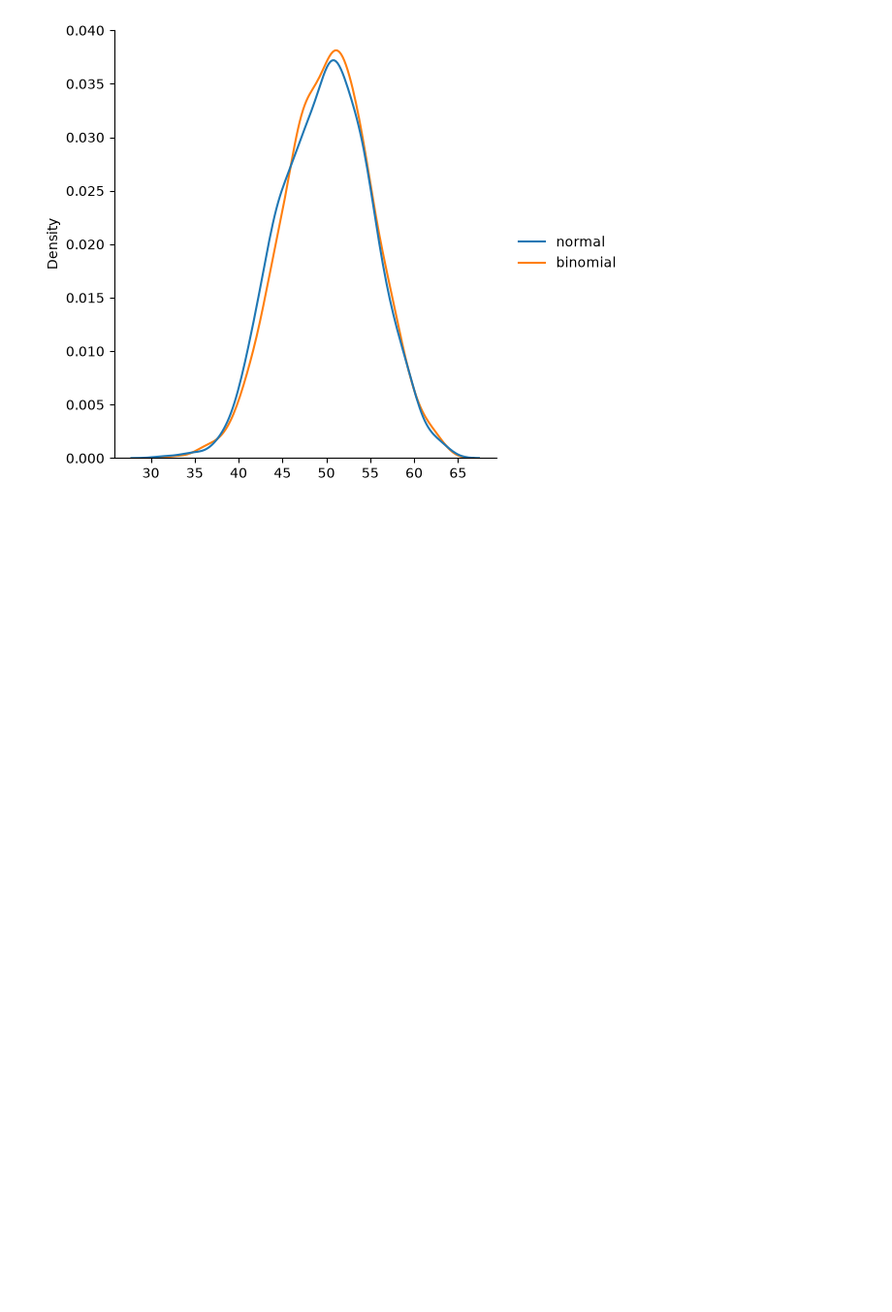
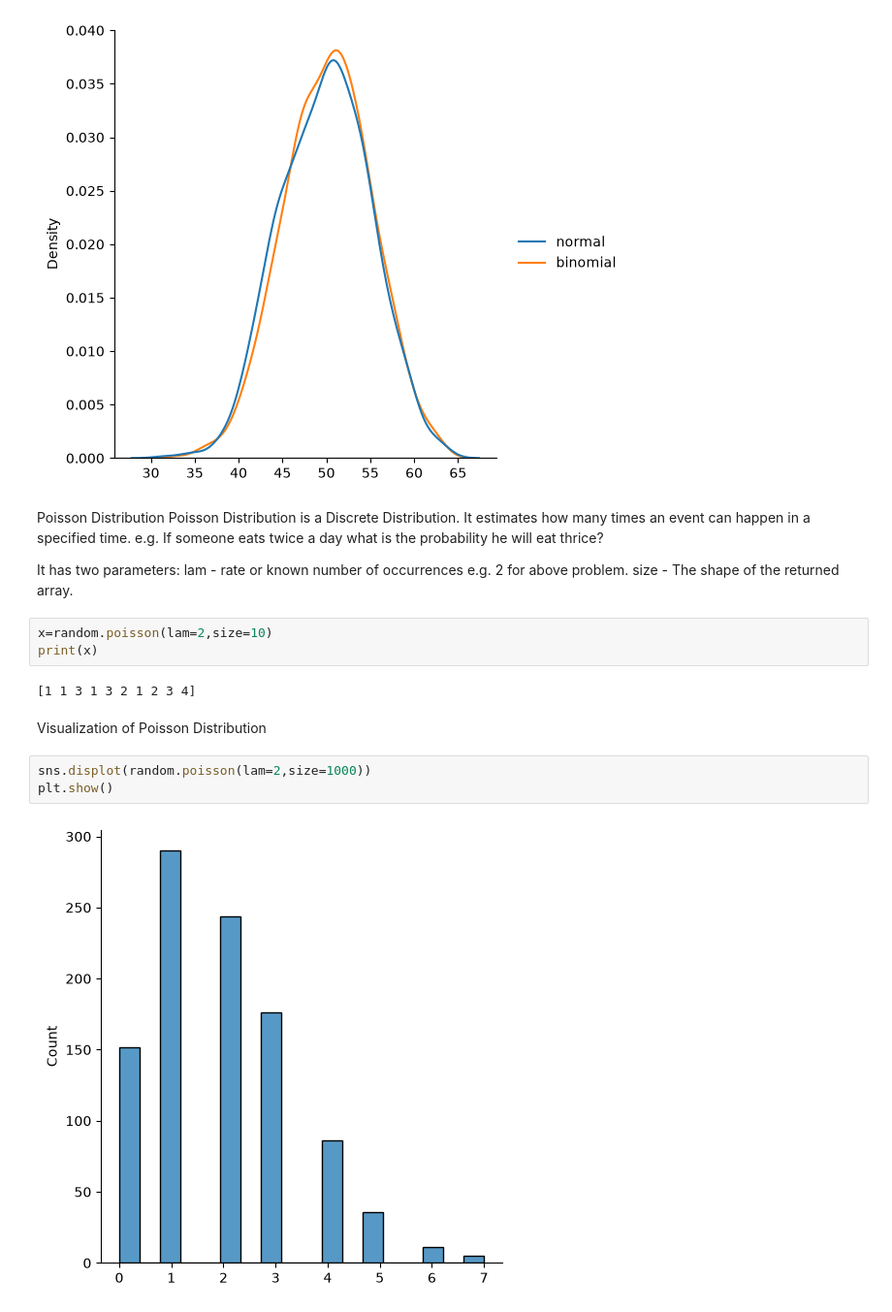
Before and after one commit to malayofficialcse-dev/Data-Science-and-Machine-Learning-, a Jupyter notebook: numpy.ipynb, the cells around one changed output. Shown at 97% size. Drawn from its saved outputs; the diff is of its cells as text; blank space fills up the shorter version.

Commit message:
Poisson Distribution

```diff
--- a/numpy.ipynb
+++ b/numpy.ipynb
@@ -869,3 +869,23 @@ sns.displot(data,kind="kde")
 plt.show()
 # %% [output]
 [figure]
+# %% [markdown]
+Poisson Distribution
+Poisson Distribution is a Discrete Distribution.
+It estimates how many times an event can happen in a specified time. e.g. If someone eats twice a day what is the probability he will eat thrice?
+
+It has two parameters:
+lam - rate or known number of occurrences e.g. 2 for above problem.
+size - The shape of the returned array.
+# %%
+x=random.poisson(lam=2,size=10)
+print(x)
+# %% [output]
+[1 1 3 1 3 2 1 2 3 4]
+# %% [markdown]
+Visualization of Poisson Distribution
+# %%
+sns.displot(random.poisson(lam=2,size=1000))
+plt.show()
+# %% [output]
+[figure, added]
```
Also changed, not shown: parts of 5 cells of this notebook.
